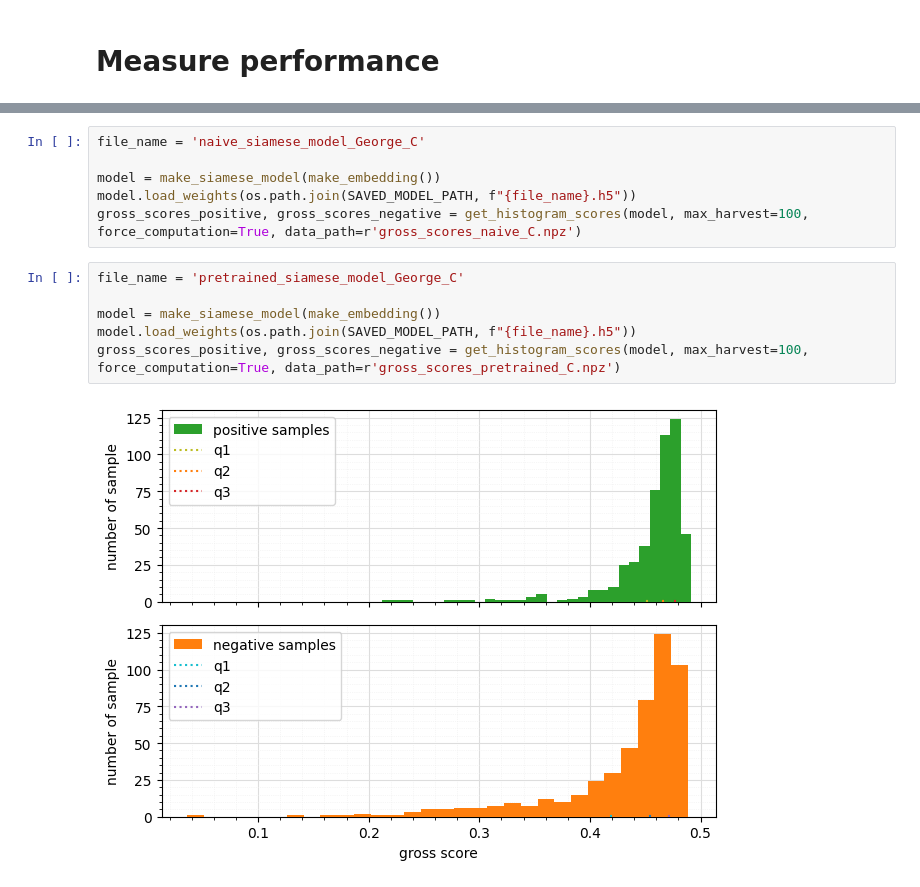
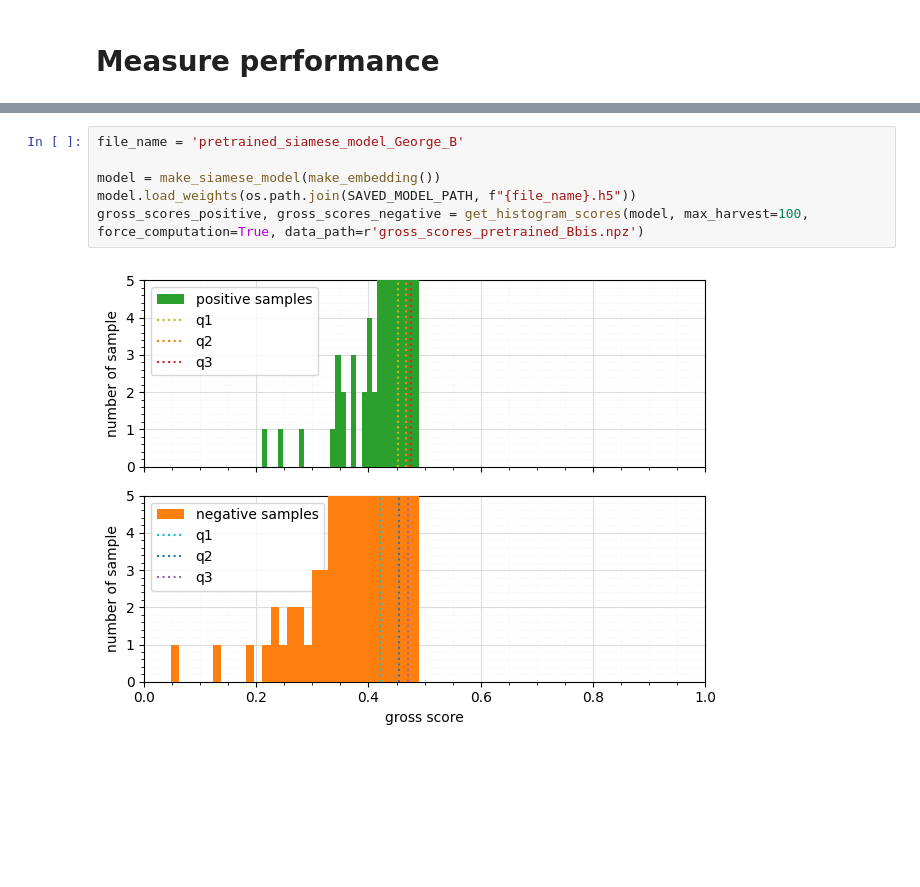
Before and after one commit to xafras/RFTL2, a Jupyter notebook: performances.ipynb, the cells around one changed output, grey strips where cells are left out. Saved outputs shown, nothing was run; the diff lists cells and outputs as text; blank space fills up the shorter version.

```diff
--- a/performances.ipynb
+++ b/performances.ipynb
@@ -59,14 +82,8 @@ Successfully saved model at saved_model\pretrained_siamese_model_George.h5.
 # %%
-file_name = 'naive_siamese_model_George_C'
+file_name = 'pretrained_siamese_model_George_B'
 
 model = make_siamese_model(make_embedding())
 model.load_weights(os.path.join(SAVED_MODEL_PATH, f"{file_name}.h5"))
-gross_scores_positive, gross_scores_negative = get_histogram_scores(model, max_harvest=100, force_computation=True, data_path=r'gross_scores_naive_C.npz')
+gross_scores_positive, gross_scores_negative = get_histogram_scores(model, max_harvest=100, force_computation=True, data_path=r'gross_scores_pretrained_Bbis.npz')
+# %% [output]
+[figure, added]
-# %%
-file_name = 'pretrained_siamese_model_George_C'
-
-model = make_siamese_model(make_embedding())
-model.load_weights(os.path.join(SAVED_MODEL_PATH, f"{file_name}.h5"))
-gross_scores_positive, gross_scores_negative = get_histogram_scores(model, max_harvest=100, force_computation=True, data_path=r'gross_scores_pretrained_C.npz')
-# %% [output]
-[figure, removed]
```
Also changed, not shown: parts of 3 cells of this notebook, 6 other files.
